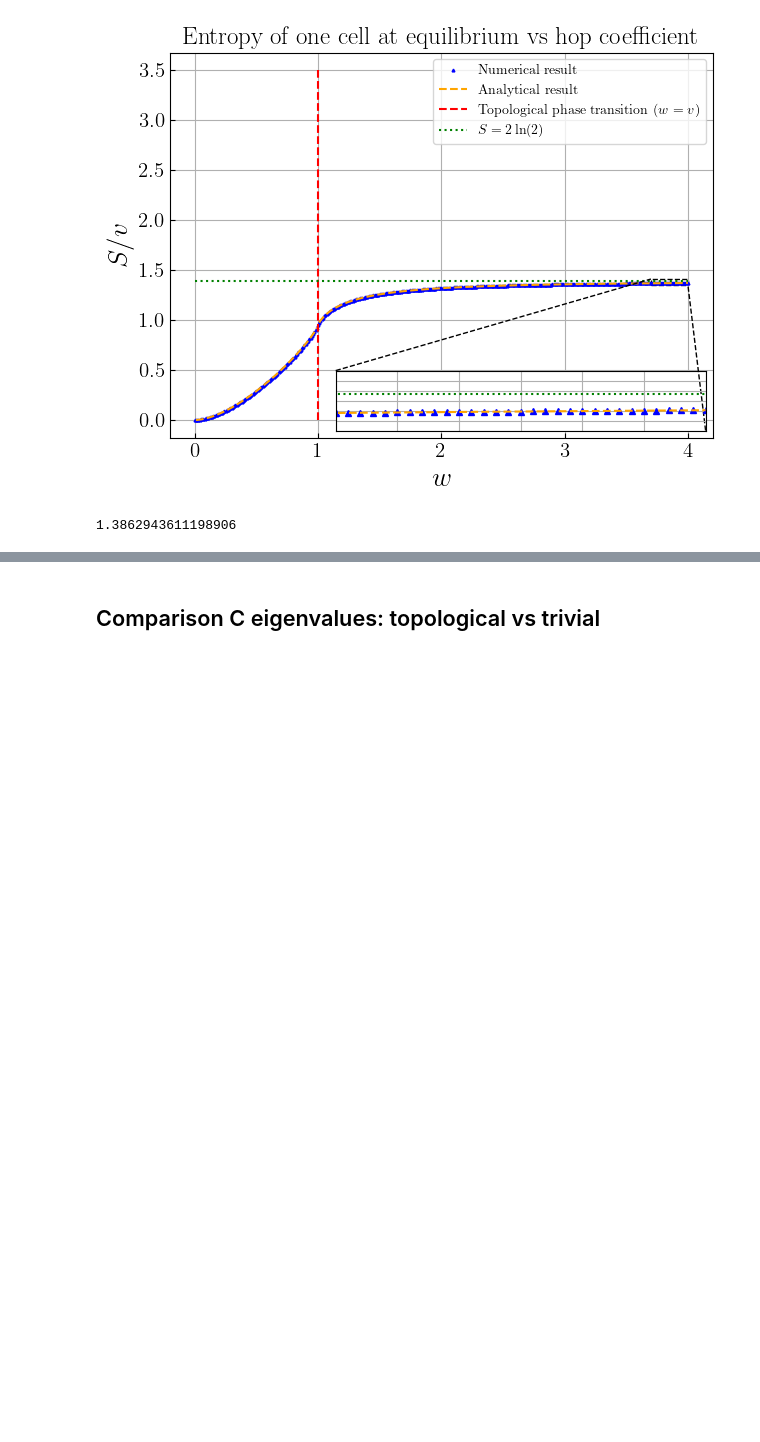
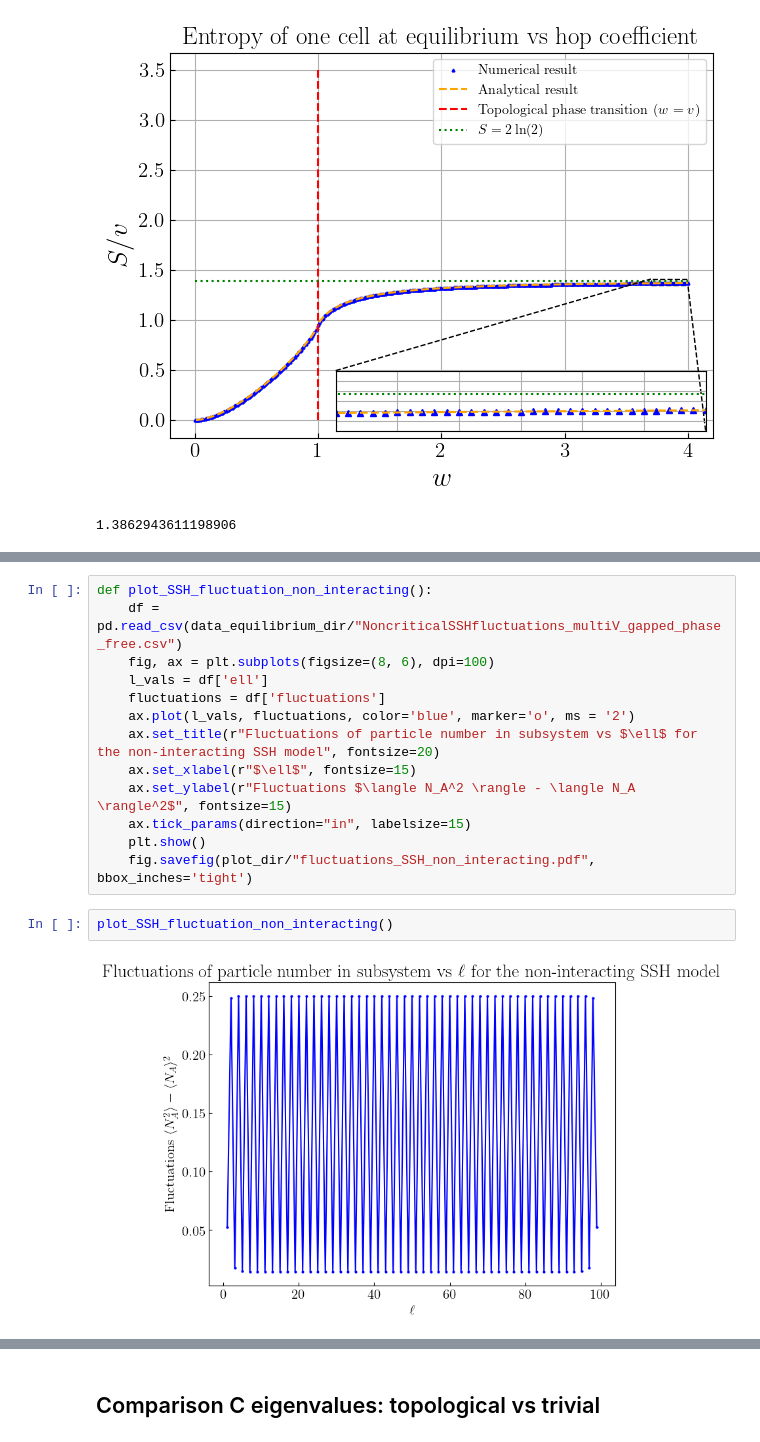
Before and after one commit to artalink7/SSH-Analysis, a Jupyter notebook: plot/plots.ipynb, the cells around one changed output, grey strips where cells are left out. Saved outputs shown, nothing was run; the diff lists cells and outputs as text; blank space fills up the shorter version.

```diff
--- a/plot/plots.ipynb
+++ b/plot/plots.ipynb
@@ -153,0 +168,17 @@ print(2 * np.log(2))
+# %%
+def plot_SSH_fluctuation_non_interacting():
+    df = pd.read_csv(data_equilibrium_dir/"NoncriticalSSHfluctuations_multiV_gapped_phase_free.csv")
+    fig, ax = plt.subplots(figsize=(8, 6), dpi=100)
+    l_vals = df['ell']
+    fluctuations = df['fluctuations']
+    ax.plot(l_vals, fluctuations, color='blue', marker='o', ms = '2')
+    ax.set_title(r"Fluctuations of particle number in subsystem vs $\ell$ for the non-interacting SSH model", fontsize=20)
+    ax.set_xlabel(r"$\ell$", fontsize=15)
+    ax.set_ylabel(r"Fluctuations $\langle N_A^2 \rangle - \langle N_A \rangle^2$", fontsize=15)
+    ax.tick_params(direction="in", labelsize=15)
+    plt.show()
+    fig.savefig(plot_dir/"fluctuations_SSH_non_interacting.pdf", bbox_inches='tight')
+# %%
+plot_SSH_fluctuation_non_interacting()
+# %% [output]
+[figure, added]
```
Also changed, not shown: parts of 17 cells of this notebook, 7 other files.
